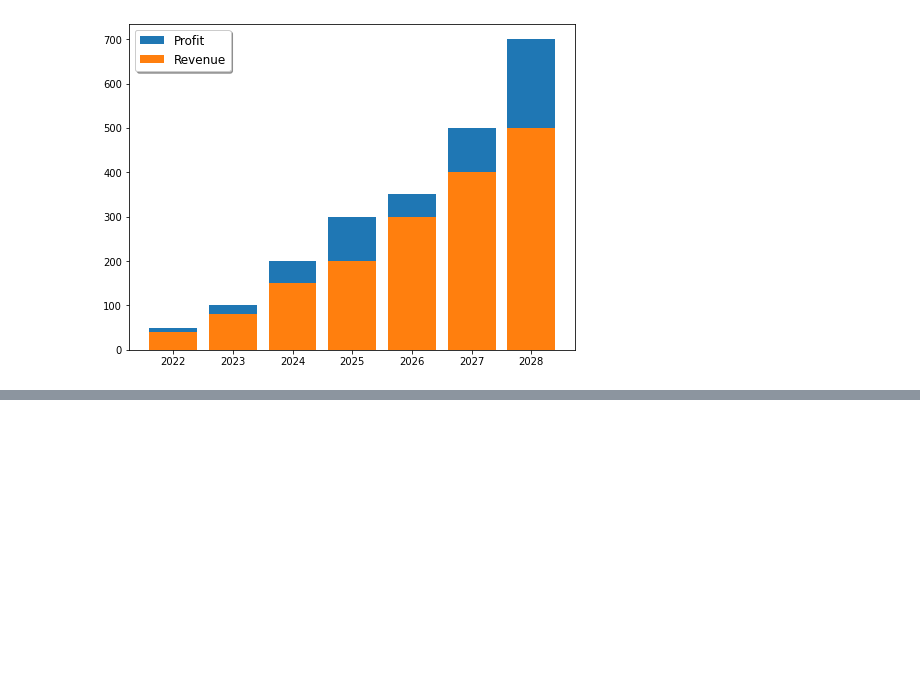
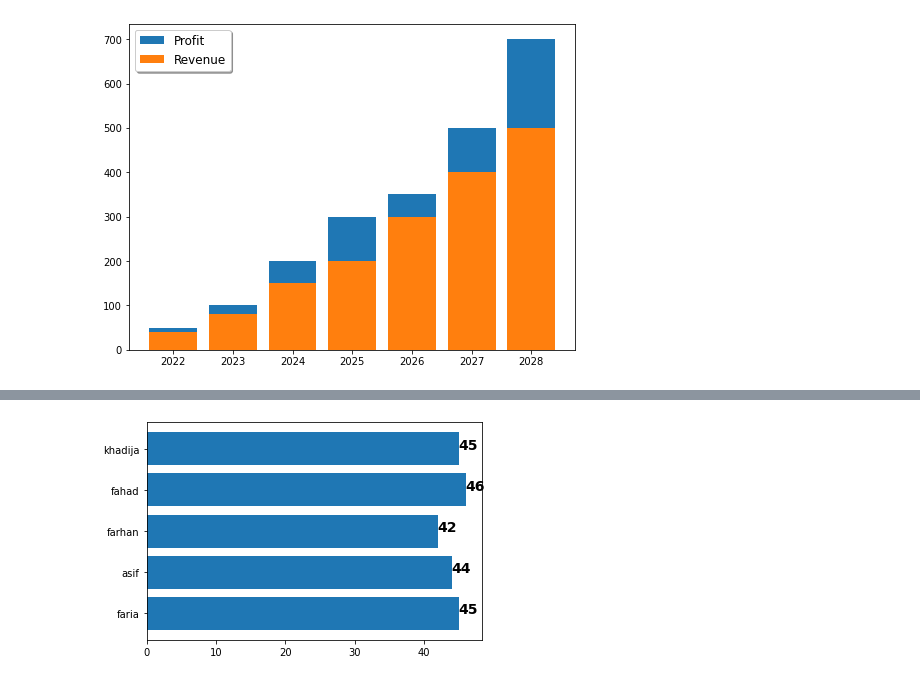
Before and after one commit to ShakilM26/Data-Visualization, a Jupyter notebook: hist_visualisation.ipynb, the cells around one changed output, grey strips where cells are left out. Cells and saved outputs as stored; diff of their text form; code cells hidden in the pictures; blank space fills up the shorter version.

```diff
--- a/hist_visualisation.ipynb
+++ b/hist_visualisation.ipynb
@@ -28,0 +62,7 @@ plt.show()
+# %%
+plt.barh(df.names, df.marks)
+
+for i, v in enumerate(df.marks):
+  plt.text(v, i, str(v), fontweight='bold', fontsize=14)
+# %% [output]
+[figure, added]
```
Also changed, not shown: parts of 9 cells of this notebook.
